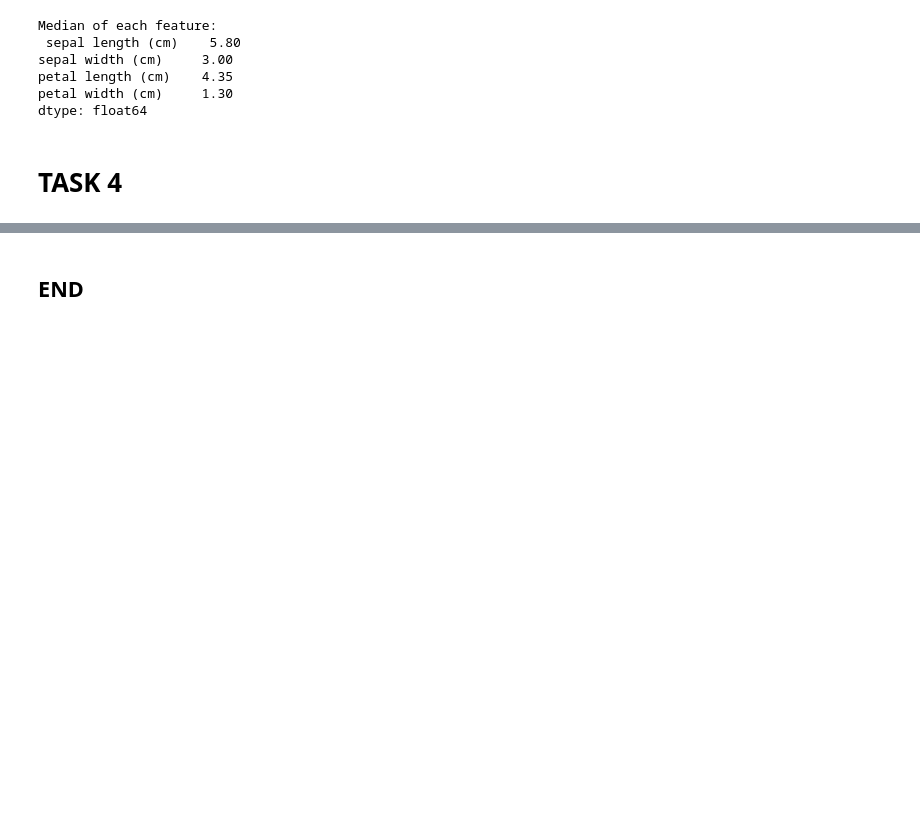
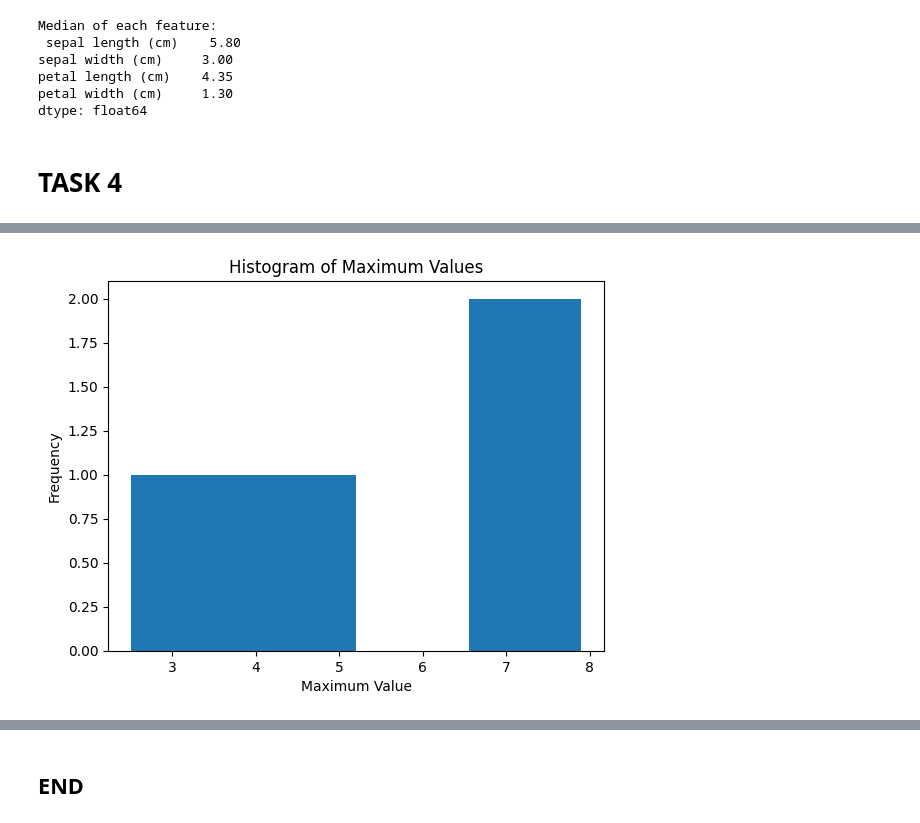
Before and after one commit to IgnacioRiboldi/principles_of_data_analytics, a Jupyter notebook: tasks.ipynb, the cells around one changed output, grey strips where cells are left out. Drawn from its saved outputs; the diff is of its cells as text; code cells hidden in the pictures; blank space fills up the shorter version.

```diff
--- a/tasks.ipynb
+++ b/tasks.ipynb
@@ -142,0 +156,10 @@ AttributeError: module 'numpy' has no attribute 'range'
+# %%
+plt.hist(maximum, bins=len(maximum))
+
+plt.title('Histogram of Maximum Values')
+plt.xlabel('Maximum Value')
+plt.ylabel('Frequency')
+
+plt.show()
+# %% [output]
+[figure, added]
```
Also changed, not shown: parts of 4 cells of this notebook.
